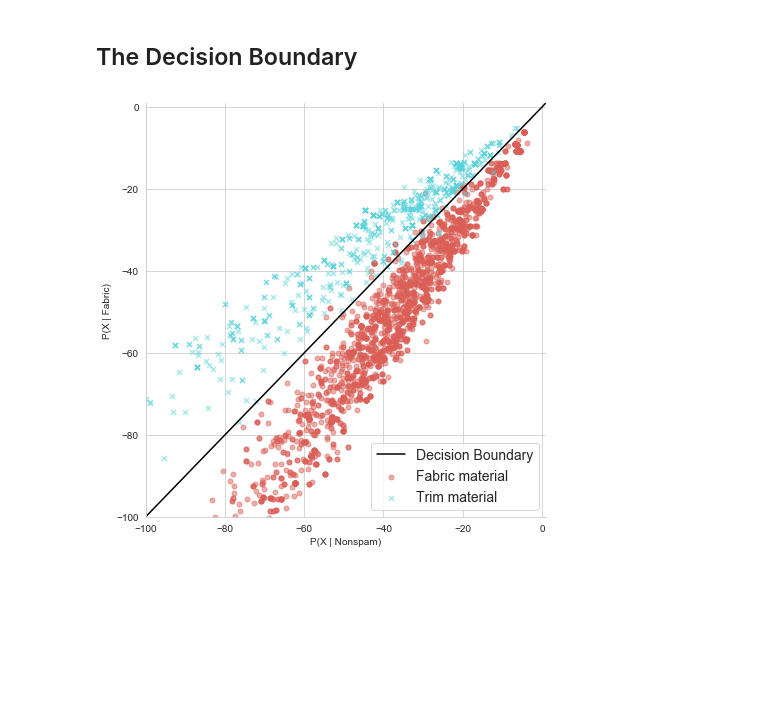
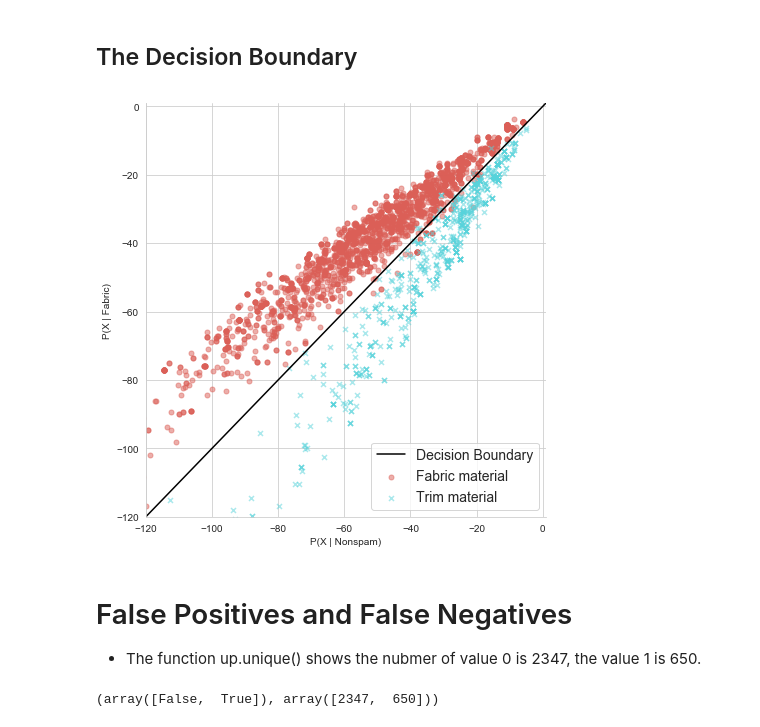
Before and after one commit to Steve-Hsu/G_ERP, a Jupyter notebook: 011_fabric_classification/02_Word process & Vocabulary & Sparse Matrix & Full Matrix.ipynb, the cells around one changed output. Saved outputs shown, nothing was run; the diff lists cells and outputs as text; code cells hidden in the pictures; blank space fills up the shorter version.

```diff
--- a/011_fabric_classification/02_Word process & Vocabulary & Sparse Matrix & Full Matrix.ipynb
+++ b/011_fabric_classification/02_Word process & Vocabulary & Sparse Matrix & Full Matrix.ipynb
@@ -1369,25 +1369,32 @@ linedata = np.linspace(start = -14000, stop = 1, num = 1000)
 sns.set_style('whitegrid')
 labels = 'Actual Category'
 
-summary_df = pd.DataFrame({yaxis_label: joint_log_fabric,
-                           xaxis_label: joint_log_trim,
+summary_df = pd.DataFrame({xaxis_label: joint_log_fabric,
+                           yaxis_label: joint_log_trim,
                            labels: full_test_target})
 # %% [markdown]
 ## The Decision Boundary
 # %%
 sns.lmplot(x = xaxis_label, y = yaxis_label,
            data =summary_df, size = 6.5,
            fit_reg=False, legend=False, scatter_kws={'alpha': 0.5, 's': 25},
            hue = labels, markers = ['o', 'x'], palette = 'hls' )
 
-plt.xlim([-100, 1])
-plt.ylim([-100, 1])
+plt.xlim([-120, 1])
+plt.ylim([-120, 1])
 
 plt.plot(linedata, linedata, color = 'black')
 
 plt.legend(('Decision Boundary', 'Fabric material', 'Trim material'),
            loc='lower right', fontsize = 14)
 
 plt.show()
 # %% [output]
-[figure, old version]
+[figure, new version]
+# %% [markdown]
+# False Positives and False Negatives
+* The function up.unique() shows the nubmer of value 0 is 2347, the value 1 is 650.
+# %%
+np.unique(prediction, return_counts = True)
+# %% [output]
+(array([False,  True]), array([2347,  650]))
```
Also changed, not shown: parts of 19 cells of this notebook.
